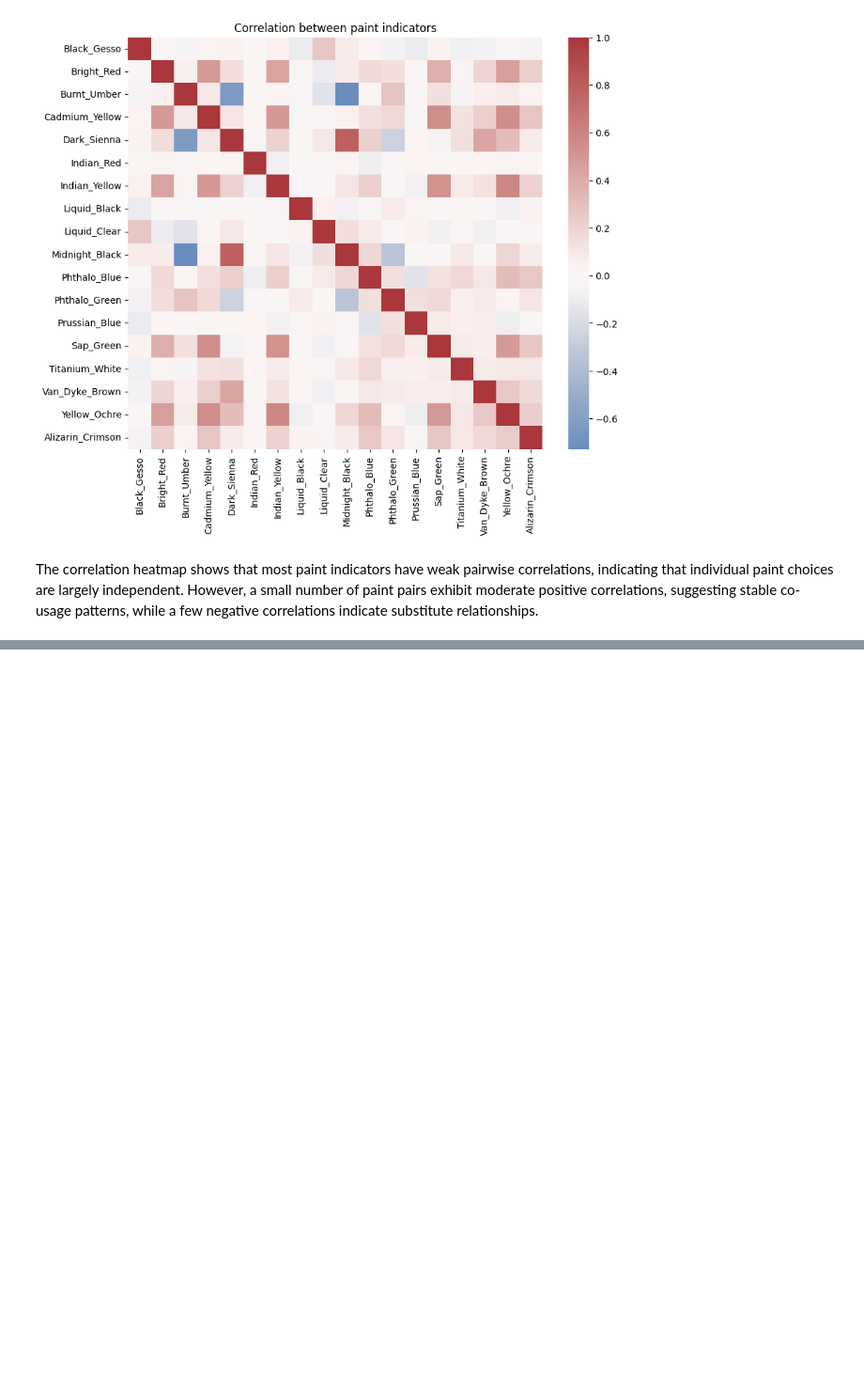
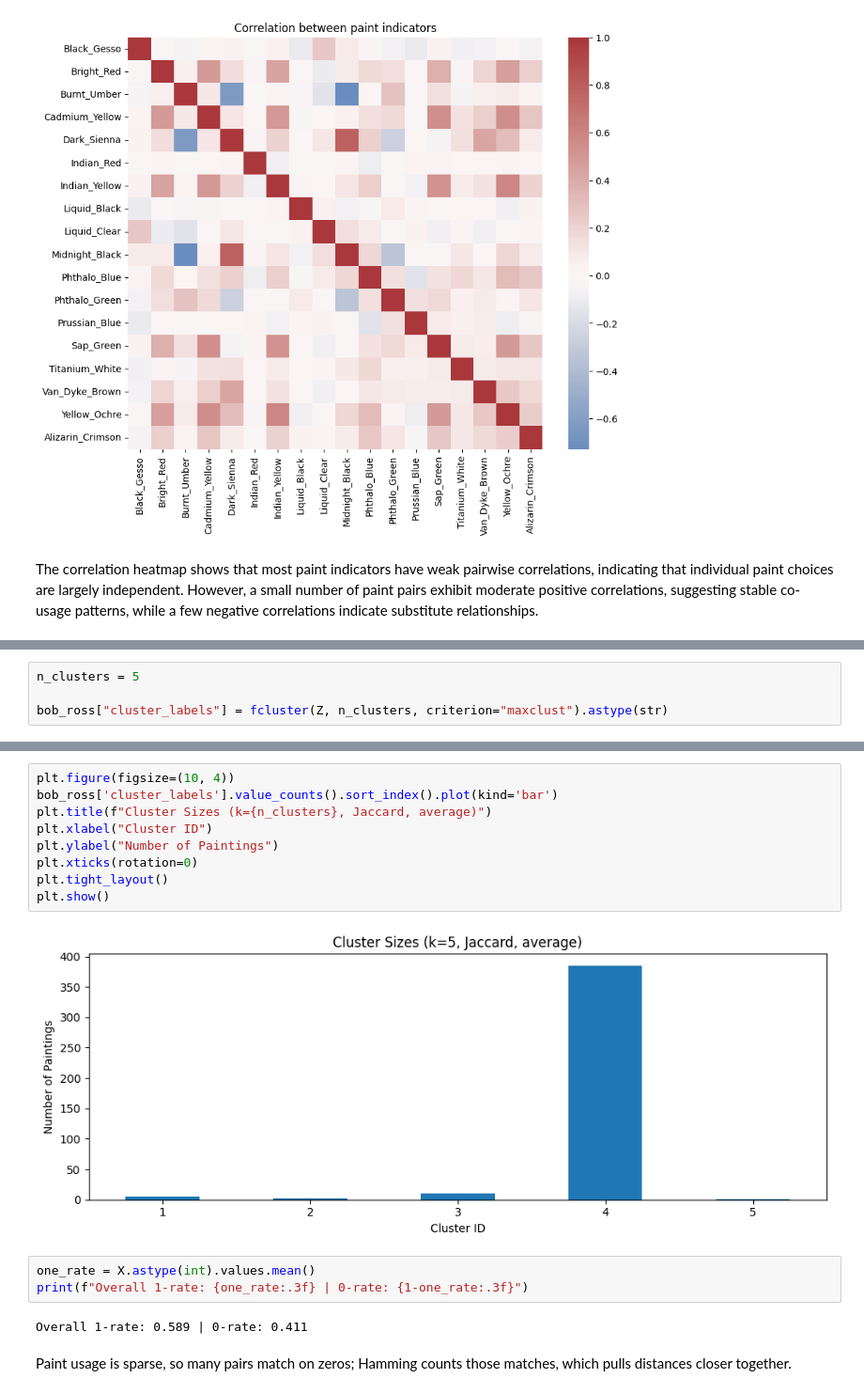
Before and after one commit to yujiunzou/BA820-Unsupervised-ML-Project, a Jupyter notebook: m3_integrated_methods/M3_Bob_Ross_Paintings.ipynb, the cells around one changed output, grey strips where cells are left out. Shown at 94% size. Drawn from its saved outputs; the diff is of its cells as text; blank space fills up the shorter version.

```diff
--- a/m3_integrated_methods/M3_Bob_Ross_Paintings.ipynb
+++ b/m3_integrated_methods/M3_Bob_Ross_Paintings.ipynb
@@ -677,0 +859,4 @@ The correlation heatmap shows that most paint indicators have weak pairwise corr
+# %%
+n_clusters = 5
+
+bob_ross["cluster_labels"] = fcluster(Z, n_clusters, criterion="maxclust").astype(str)
@@ -677,0 +874,18 @@ The correlation heatmap shows that most paint indicators have weak pairwise corr
+# %%
+plt.figure(figsize=(10, 4))
+bob_ross['cluster_labels'].value_counts().sort_index().plot(kind='bar')
+plt.title(f"Cluster Sizes (k={n_clusters}, Jaccard, average)")
+plt.xlabel("Cluster ID")
+plt.ylabel("Number of Paintings")
+plt.xticks(rotation=0)
+plt.tight_layout()
+plt.show()
+# %% [output]
+[figure, added]
+# %%
+one_rate = X.astype(int).values.mean()
+print(f"Overall 1-rate: {one_rate:.3f} | 0-rate: {1-one_rate:.3f}")
+# %% [output]
+Overall 1-rate: 0.589 | 0-rate: 0.411
+# %% [markdown]
+Paint usage is sparse, so many pairs match on zeros; Hamming counts those matches, which pulls distances closer together.
```
Also changed, not shown: parts of 43 cells of this notebook, 1 other file.
